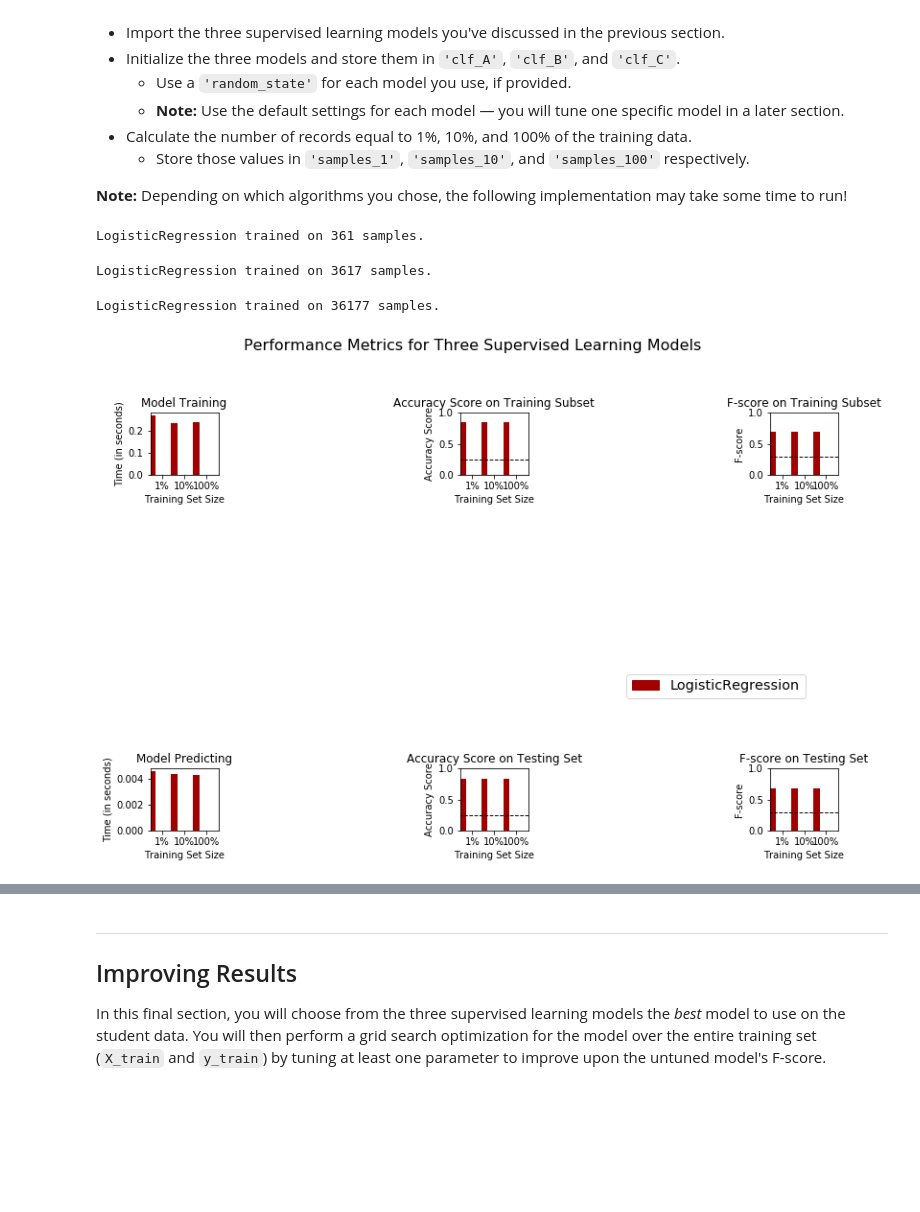
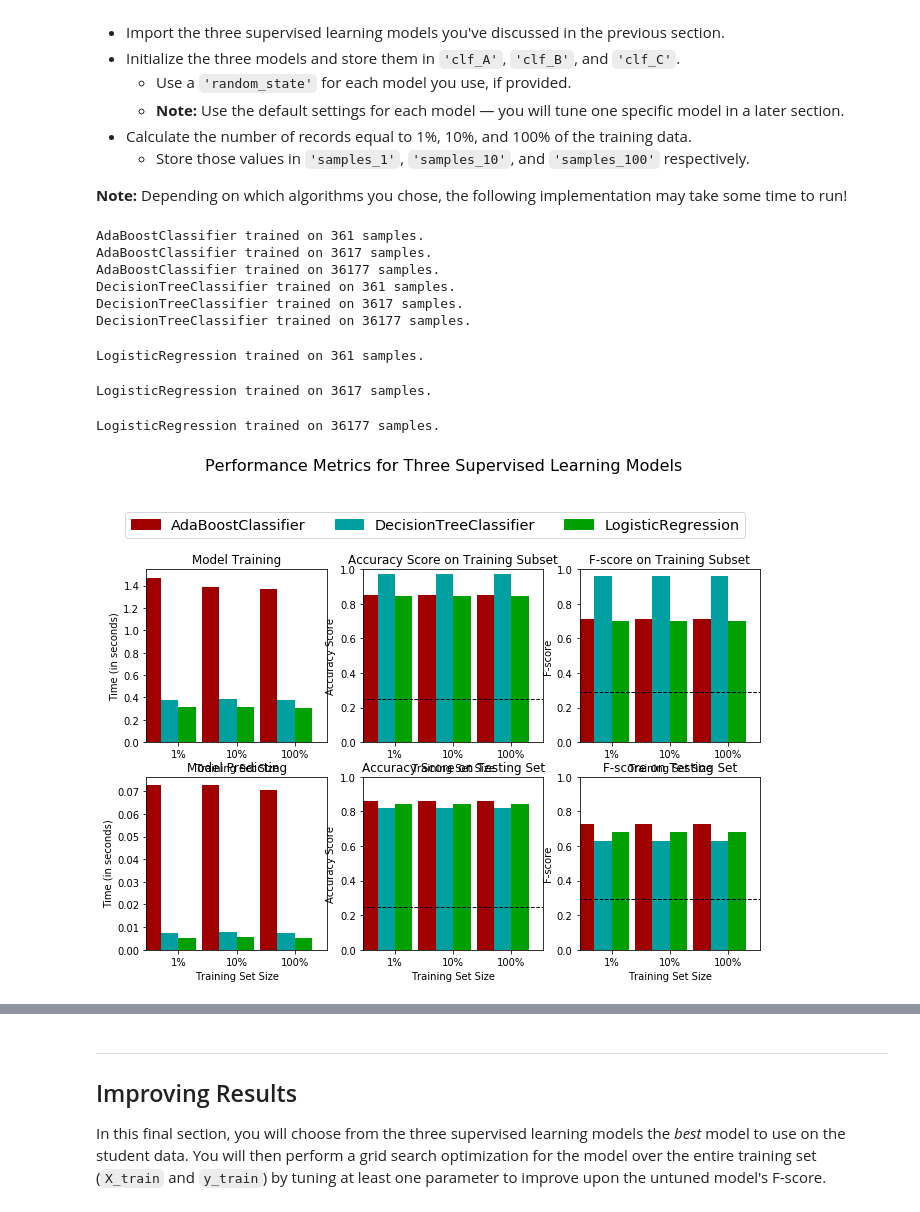
Before and after one commit to ramprasathk93/finding_donors, a Jupyter notebook: finding_donors.ipynb, the cells around one changed output, grey strips where cells are left out. Drawn from its saved outputs; the diff is of its cells as text; code cells hidden in the pictures; blank space fills up the shorter version.

Commit message:
training and tuning model

```diff
--- a/finding_donors.ipynb
+++ b/finding_donors.ipynb
@@ -375,33 +375,41 @@ In the code cell, you will need to implement the following:
 # %%
 #Import the three supervised learning models from sklearn
 from sklearn.linear_model import LogisticRegression
+from sklearn.ensemble import AdaBoostClassifier
+from sklearn.tree import DecisionTreeClassifier
 
-# TODO: Initialize the three models
-clf_A = LogisticRegression(random_state=42)
-clf_B = None
-clf_C = None
+#Initialize the three models
+clf_A = AdaBoostClassifier()
+clf_B = DecisionTreeClassifier()
+clf_C = LogisticRegression()
 
 # TODO: Calculate the number of samples for 1%, 10%, and 100% of the training data
 # HINT: samples_100 is the entire training set i.e. len(y_train)
 # HINT: samples_10 is 10% of samples_100 (ensure to set the count of the values to be `int` and not `float`)
 # HINT: samples_1 is 1% of samples_100 (ensure to set the count of the values to be `int` and not `float`)
 samples_100 = len(y_train)
 samples_10 = int(len(y_train)*10/100)
 samples_1 = int(len(y_train)/100)
 
 # Collect results on the learners
 results = {}
-for clf in [clf_A]:
+for clf in [clf_A, clf_B, clf_C]:
     clf_name = clf.__class__.__name__
     results[clf_name] = {}
     for i, samples in enumerate([samples_1, samples_10, samples_100]):
         results[clf_name][i] = \
         train_predict(clf, samples, X_train, y_train, X_test, y_test)
 
 # Run metrics visualization for the three supervised learning models chosen
 vs.evaluate(results, accuracy, fscore)
 # %% [output]
-LogisticRegression trained on 361 samples.
+AdaBoostClassifier trained on 361 samples.
+AdaBoostClassifier trained on 3617 samples.
+AdaBoostClassifier trained on 36177 samples.
+DecisionTreeClassifier trained on 361 samples.
+DecisionTreeClassifier trained on 3617 samples.
+DecisionTreeClassifier trained on 36177 samples.
-LogisticRegression trained on 3617 samples.
+LogisticRegression trained on 361 samples.
-LogisticRegression trained on 36177 samples.
+LogisticRegression trained on 3617 samples.
+LogisticRegression trained on 36177 samples.
-[figure, old version]
+[figure, new version]
```
Also changed, not shown: parts of 4 cells of this notebook.
